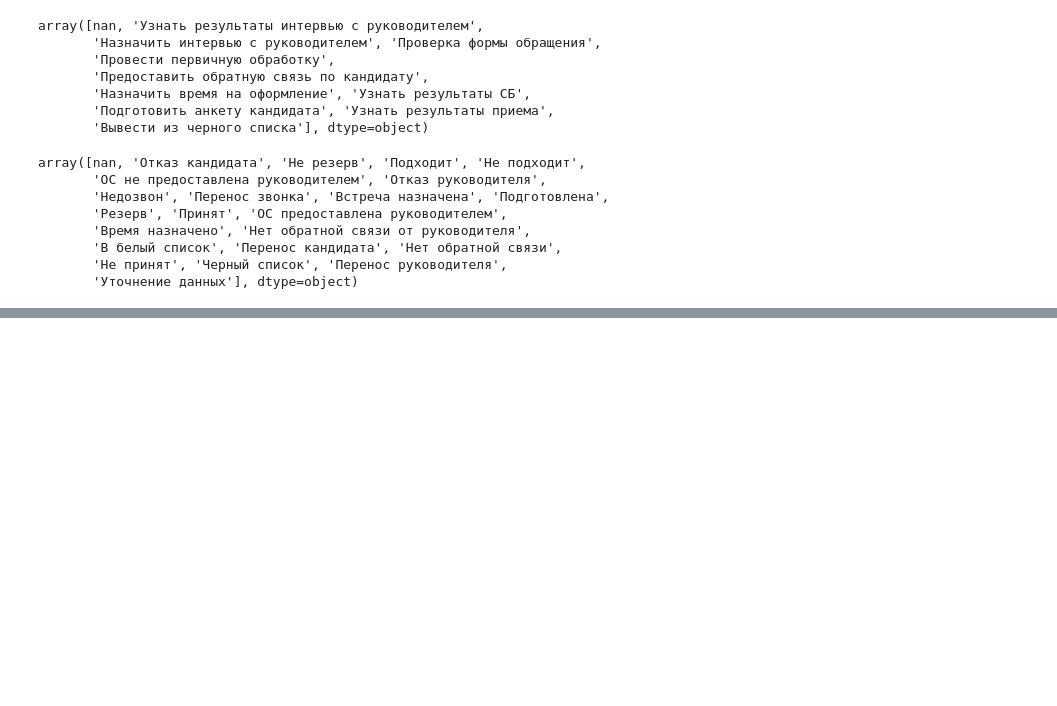
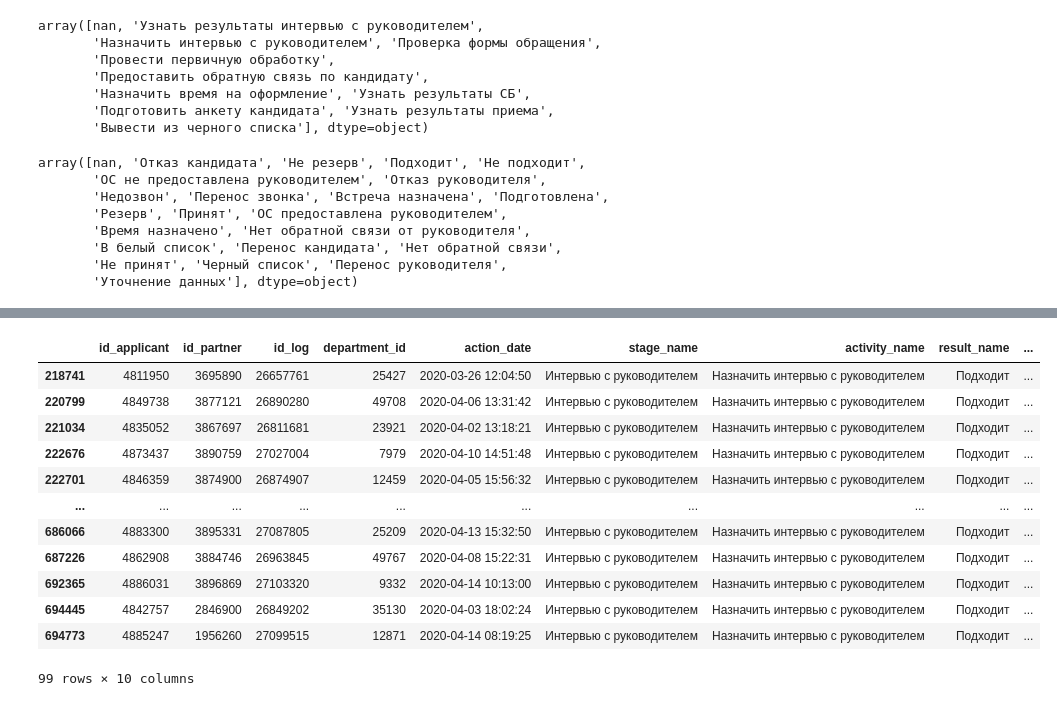
Before and after one commit to Timkasyan/NIR_group_1, a Jupyter notebook: nir_project.ipynb, the cells around one changed output, grey strips where cells are left out. Drawn from its saved outputs; the diff is of its cells as text; code cells hidden in the pictures; blank space fills up the shorter version.

```diff
--- a/nir_project.ipynb
+++ b/nir_project.ipynb
@@ -415,0 +193,2 @@ df[df['id_applicant'] == 4811435].drop(['id_log', 'is_active_action', 'is_open_a
+# %%
+df.loc[(df['stage_name'] == 'Интервью с руководителем') & (df['activity_name'] == 'Узнать результаты интервью с руководителем') & (df['result_name'] == 'Нет обратной связи от руководителя'), 'result_name'] = 'ОС не предоставлена руководителем'
@@ -415,0 +201,2 @@ df[df['id_applicant'] == 4811435].drop(['id_log', 'is_active_action', 'is_open_a
+# %%
+df.loc[(df['stage_name'] == 'Интервью с руководителем') & (df['activity_name'] == 'Узнать результаты интервью с руководителем') & (df['result_name'] == 'Перенос руководителя'), 'result_name'] = 'Перенос звонка'
@@ -415,0 +220,2 @@ df[df['id_applicant'] == 4811435].drop(['id_log', 'is_active_action', 'is_open_a
+# %%
+df.loc[(df['stage_name'] == 'Интервью с руководителем') & (df['activity_name'] == 'Назначить интервью с руководителем') & (df['result_name'] == 'Перенос кандидата'), 'result_name'] = 'Перенос звонка'
@@ -415,0 +259,16 @@ df[df['id_applicant'] == 4811435].drop(['id_log', 'is_active_action', 'is_open_a
+# %%
+df[(df['stage_name'] == 'Интервью с руководителем') & (df['activity_name'] == 'Назначить интервью с руководителем') & (df['result_name'] == 'Подходит')]
+# %% [output]
+|  | id_applicant | id_partner | id_log | department_id | action_date | stage_name | activity_name | result_name | ... |
+| 218741 | 4811950 | 3695890 | 26657761 | 25427 | 2020-03-26 12:04:50 | Интервью с руководителем | Назначить интервью с руководителем | Подходит | ... |
+| 220799 | 4849738 | 3877121 | 26890280 | 49708 | 2020-04-06 13:31:42 | Интервью с руководителем | Назначить интервью с руководителем | Подходит | ... |
+| 221034 | 4835052 | 3867697 | 26811681 | 23921 | 2020-04-02 13:18:21 | Интервью с руководителем | Назначить интервью с руководителем | Подходит | ... |
+| 222676 | 4873437 | 3890759 | 27027004 | 7979 | 2020-04-10 14:51:48 | Интервью с руководителем | Назначить интервью с руководителем | Подходит | ... |
+| 222701 | 4846359 | 3874900 | 26874907 | 12459 | 2020-04-05 15:56:32 | Интервью с руководителем | Назначить интервью с руководителем | Подходит | ... |
+| ... | ... | ... | ... | ... | ... | ... | ... | ... | ... |
+| 686066 | 4883300 | 3895331 | 27087805 | 25209 | 2020-04-13 15:32:50 | Интервью с руководителем | Назначить интервью с руководителем | Подходит | ... |
+| 687226 | 4862908 | 3884746 | 26963845 | 49767 | 2020-04-08 15:22:31 | Интервью с руководителем | Назначить интервью с руководителем | Подходит | ... |
+| 692365 | 4886031 | 3896869 | 27103320 | 9332 | 2020-04-14 10:13:00 | Интервью с руководителем | Назначить интервью с руководителем | Подходит | ... |
+| 694445 | 4842757 | 2846900 | 26849202 | 35130 | 2020-04-03 18:02:24 | Интервью с руководителем | Назначить интервью с руководителем | Подходит | ... |
+| 694773 | 4885247 | 1956260 | 27099515 | 12871 | 2020-04-14 08:19:25 | Интервью с руководителем | Назначить интервью с руководителем | Подходит | ... |
+99 rows × 10 columns
```
Also changed, not shown: parts of 82 cells of this notebook, 3 other files.
